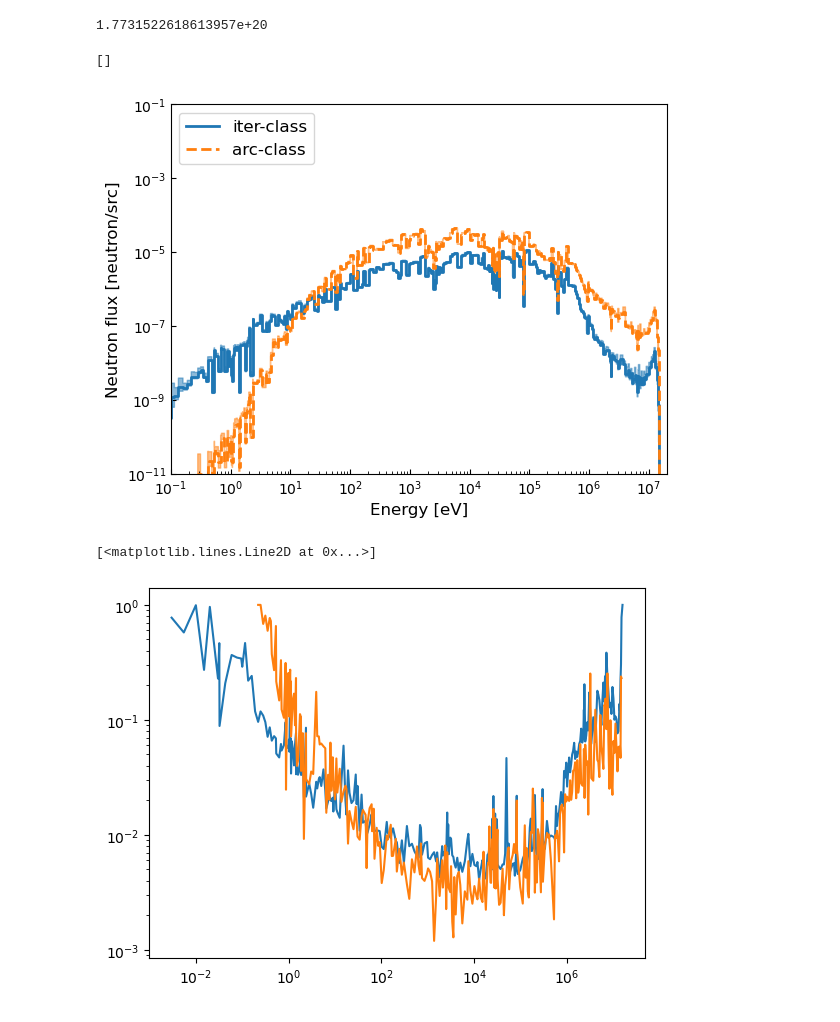
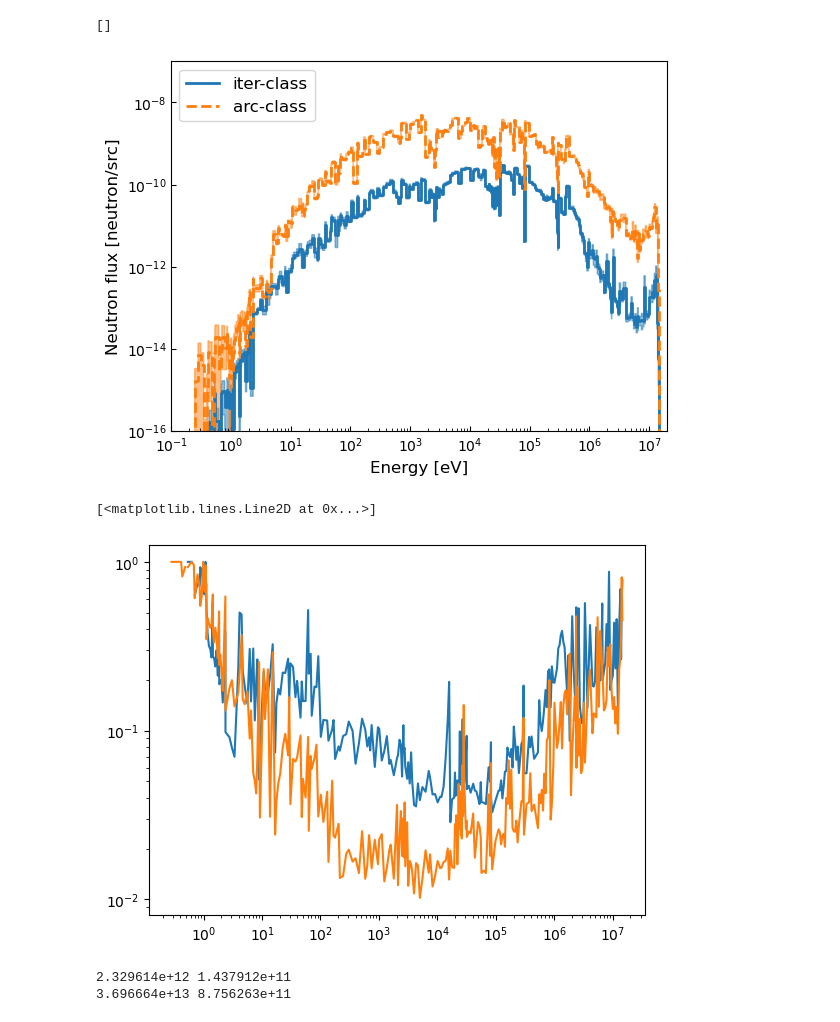
Before and after one commit to SteSeg/tokamak_radiation_environment, a Jupyter notebook: notebooks/iter_arc_magnet_flux.ipynb, the cells around one changed output. Cells and saved outputs as stored; diff of their text form; code cells hidden in the pictures.

Commit message:
+ example statepoints

```diff
--- a/notebooks/iter_arc_magnet_flux.ipynb
+++ b/notebooks/iter_arc_magnet_flux.ipynb
@@ -12,11 +12,12 @@ ev2j = 1.60218e-19
 Pfus = 500e6  # W
 
 neutron_rate = Pfus / efus / ev2j  # n/s
+
+iter_meshvol = 1.6e4  # cm3
+arc_meshvol = 4.48e3  # cm3
-# %% [output]
-1.7731522618613957e+20
 # %%
-iter_sp = openmc.StatePoint("../reactors/iter_class/statepoint.045.h5")
-arc_sp = openmc.StatePoint("../reactors/arc_class/statepoint.005.h5")
+iter_sp = openmc.StatePoint("../reactors/iter_class/example_statepoint.100.h5")
+arc_sp = openmc.StatePoint("../reactors/arc_class/example_statepoint.030.h5")
 # %%
 iter_tfcoil_spectrum = iter_sp.get_tally(id=4)
 arc_tfcoil_spectrum = arc_sp.get_tally(id=4)
@@ -30,24 +31,36 @@ arc_spectrum_stddev = arc_tfcoil_spectrum.std_dev[:,0,0]
 ebins = iter_tfcoil_spectrum.filters[2].bins[:,0]
 # %%
 fig, ax = plt.subplots()
-ax.fill_between(ebins, iter_spectrum_mean - 1*iter_spectrum_stddev, iter_spectrum_mean + 3*iter_spectrum_stddev, step='pre', color='tab:blue', alpha=.5)
-ax.plot(ebins, iter_spectrum_mean, lw=2, ls='-', c='tab:blue', drawstyle='steps-pre', label='iter-class')
-ax.fill_between(ebins, arc_spectrum_mean - 1*arc_spectrum_stddev, arc_spectrum_mean + 3*arc_spectrum_stddev, step='pre', color='tab:orange', alpha=.5)
-ax.plot(ebins, arc_spectrum_mean, lw=2, ls='--', c='tab:orange', drawstyle='steps-pre', label='arc-class')
-ax.set_xlim(1e-1, 2e7), ax.set_ylim(1e-11, 1e-1)
+ax.fill_between(ebins, (iter_spectrum_mean - iter_spectrum_stddev)/iter_meshvol, (iter_spectrum_mean + iter_spectrum_stddev)/iter_meshvol, step='pre', color='tab:blue', alpha=.5)
+ax.plot(ebins, iter_spectrum_mean/iter_meshvol, lw=2, ls='-', c='tab:blue', drawstyle='steps-pre', label='iter-class')
+ax.fill_between(ebins, (arc_spectrum_mean - arc_spectrum_stddev)/arc_meshvol, (arc_spectrum_mean + arc_spectrum_stddev)/arc_meshvol, step='pre', color='tab:orange', alpha=.5)
+ax.plot(ebins, arc_spectrum_mean/arc_meshvol, lw=2, ls='--', c='tab:orange', drawstyle='steps-pre', label='arc-class')
+ax.set_xlim(1e-1, 2e7), ax.set_ylim(1e-16, 1e-7)
 ax.set_xscale('log'), ax.set_yscale('log')
 ax.legend(loc='upper left', fontsize=12)
 ax.tick_params(axis='both', which='both', direction='in')
 ax.set_xlabel('Energy [eV]', fontsize=12)
 ax.set_ylabel('Neutron flux [neutron/src]', fontsize=12)
 # plt.savefig('spectra_compared.png', dpi=600)
 plt.plot()
 # %% [output]
 []
-[figure, old version]
+[figure, new version]
 # %%
 plt.loglog(ebins, iter_tfcoil_spectrum.std_dev[:,0,0] / iter_tfcoil_spectrum.mean[:,0,0])
 plt.loglog(ebins, arc_tfcoil_spectrum.std_dev[:,0,0] / arc_tfcoil_spectrum.mean[:,0,0])
 # %% [output]
 [<matplotlib.lines.Line2D at 0x...>]
-[figure, old version]
+[figure, new version]
+# %%
+# total values
+iter_flux = sum(iter_spectrum_mean) * neutron_rate / iter_meshvol
+arc_flux = sum(arc_spectrum_mean) * neutron_rate / arc_meshvol
+iter_stddev = sum(iter_spectrum_stddev) * neutron_rate / iter_meshvol
+arc_stddev = sum(arc_spectrum_stddev) * neutron_rate / arc_meshvol
+
+print("{:e}".format(iter_flux), "{:e}".format(iter_stddev))
+print("{:e}".format(arc_flux), "{:e}".format(arc_stddev))
+# %% [output]
+2.329614e+12 1.437912e+11
+3.696664e+13 8.756263e+11
```
Also changed, not shown: parts of 5 cells of this notebook, 5 other files.
